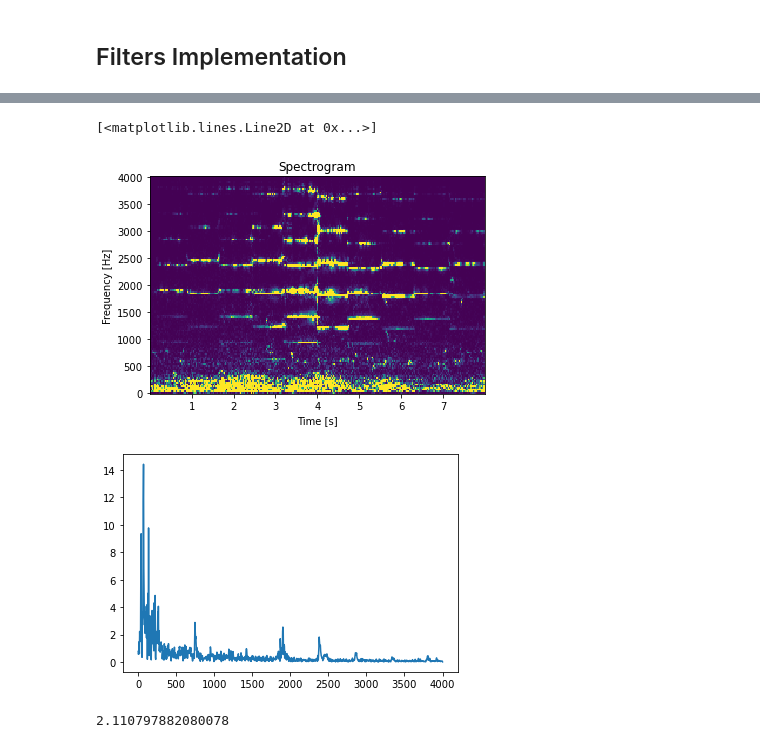
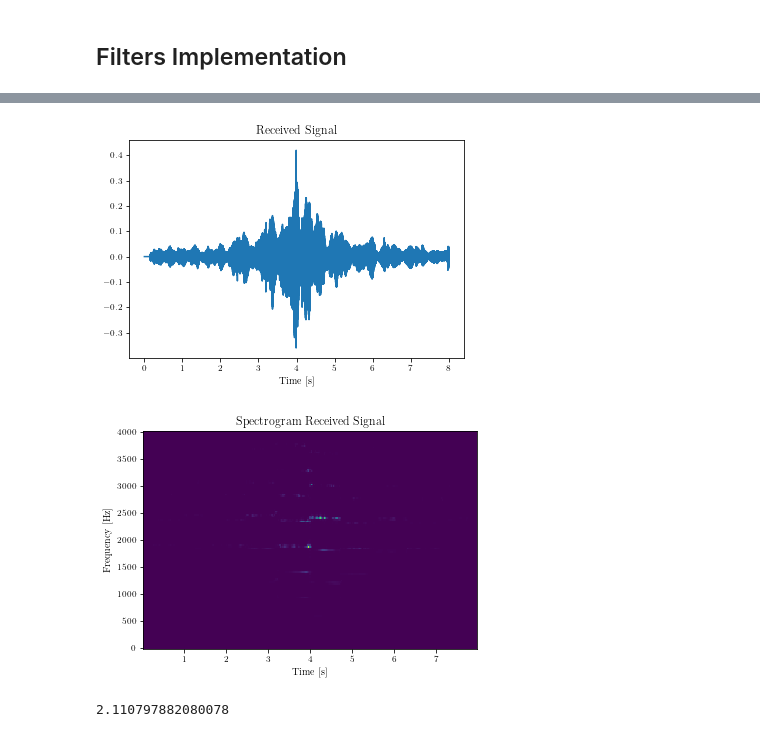
Before and after one commit to steDamiano/pyroadacoustics, a Jupyter notebook: simulator_demo.ipynb, the cells around one changed output, grey strips where cells are left out. Drawn from its saved outputs; the diff is of its cells as text; code cells hidden in the pictures.

```diff
--- a/simulator_demo.ipynb
+++ b/simulator_demo.ipynb
@@ -60,7 +60,7 @@ env = pyroad.Environment(fs = fs)
 # src_signal = np.sin(2 * np.pi * f * t)
 src_signal = data
 # src_signal = np.random.randn(len(t))
-env.add_source(np.array([3,5,1]), trajectory_points=np.array([[3,20,1], [3,-20,1]]), source_velocity=np.array([5]), signal=src_signal)
+env.add_source(np.array([3,20,1]), trajectory_points=np.array([[3,20,1], [3,-20,1]]), source_velocity=np.array([5]), signal=src_signal)
 env.add_microphone_array(np.array([[0,0,1]]))
 # env.set_background_noise(noise, SNR=0)
 env.set_simulation_params("Allpass", True, True)
@@ -69,10 +69,7 @@ start_time = time.time()
 signal = env.simulate()
 print(time.time() - start_time)
 # Run simulation and plot signals received at microphone array
-import matplotlib.pyplot as plt
-plt.plot(np.arange(len(signal[0]))/fs, signal[0])
-plt.title('Received Signal')
-plt.xlabel('Time [s]')
+
 
 # Plot spectrogram of received signal to show doppler
 
@@ -87,26 +82,57 @@ Text(0.5, 0, 'Time [s]')
+# %%
+import matplotlib as mpl
+# mpl.use('pgf')
+
+mpl.rcParams.update(
+    {
+        "pgf.texsystem":   "pdflatex", # or any other engine you want to use
+        "text.usetex":     True,       # use TeX for all texts
+        "font.family":     "serif",
+        "font.serif":      [],         # empty entries should cause the usage of the document fonts
+        "font.sans-serif": [],
+        "font.monospace":  [],
+        "font.size":       10,         # control font sizes of different elements
+        "axes.labelsize":  10,
+        "legend.fontsize": 9,
+        "xtick.labelsize": 9,
+        "ytick.labelsize": 9,
+        "pgf.preamble": [              # specify additional preamble calls for LaTeX's run
+            r"\usepackage[T1]{fontenc}",
+            r"\usepackage{siunitx}",
+        ],
+    }
+)
+import matplotlib.pyplot as plt
+plt.figure()
+plt.plot(np.arange(len(signal[0]))/fs, signal[0])
+plt.title('Received Signal')
+plt.xlabel('Time [s]')
+plt.savefig('waveform.pdf', format = 'pdf')
+# %% [output]
+[figure, added]
 # %%
 import scipy.signal
 from scipy.io.wavfile import write
+import tikzplotlib
 
-plt.figure()
 ff, tt, Sxx = scipy.signal.spectrogram(signal[0], fs = fs)
-plt.pcolormesh(tt, ff, Sxx, shading='auto', vmax = 0.000002)
-plt.title('Spectrogram')
+
+plt.pcolormesh(tt, ff, Sxx, shading='auto', vmax = 0.0004, rasterized=True)
+
+plt.title('Spectrogram Received Signal')
 plt.xlabel('Time [s]')
 plt.ylabel('Frequency [Hz]')
+# tikzplotlib.save('spectrogram.tex')
+write('output.wav', fs, signal[0])
+plt.savefig('spectrogram.pdf', format = 'pdf')
 
-write('output.wav', fs, signal[0])
-
-
-Nfft = 2048
-f_axis = np.linspace(0, fs / 2, int(Nfft / 2 + 1))
-fft_signal = np.fft.fft(signal[0], Nfft)
-plt.figure()
-plt.plot(f_axis, abs(fft_signal[:int(Nfft/2 + 1)]))
+# Nfft = 2048
+# f_axis = np.linspace(0, fs / 2, int(Nfft / 2 + 1))
+# fft_signal = np.fft.fft(signal[0], Nfft)
+# plt.figure()
+# plt.plot(f_axis, abs(fft_signal[:int(Nfft/2 + 1)]))
 # %% [output]
-[<matplotlib.lines.Line2D at 0x...>]
-[figure, old version]
+[figure, new version]
-[figure, removed]
 # %%
 samplerate, data = wavfile.read('car.wav')
 data = data[samplerate * 15:samplerate * 25,0]
```
Also changed, not shown: parts of 1 cell of this notebook, 5 other files.
